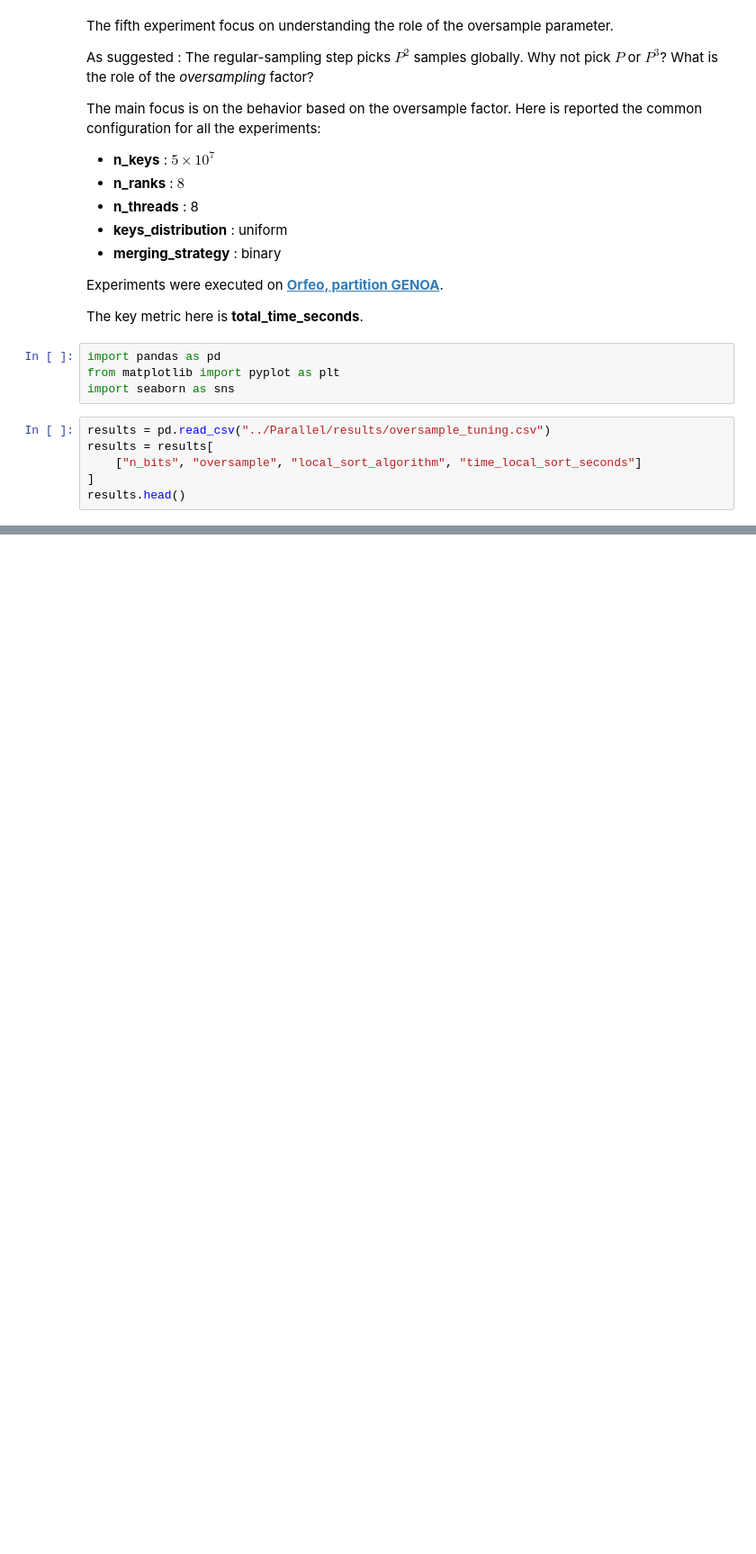
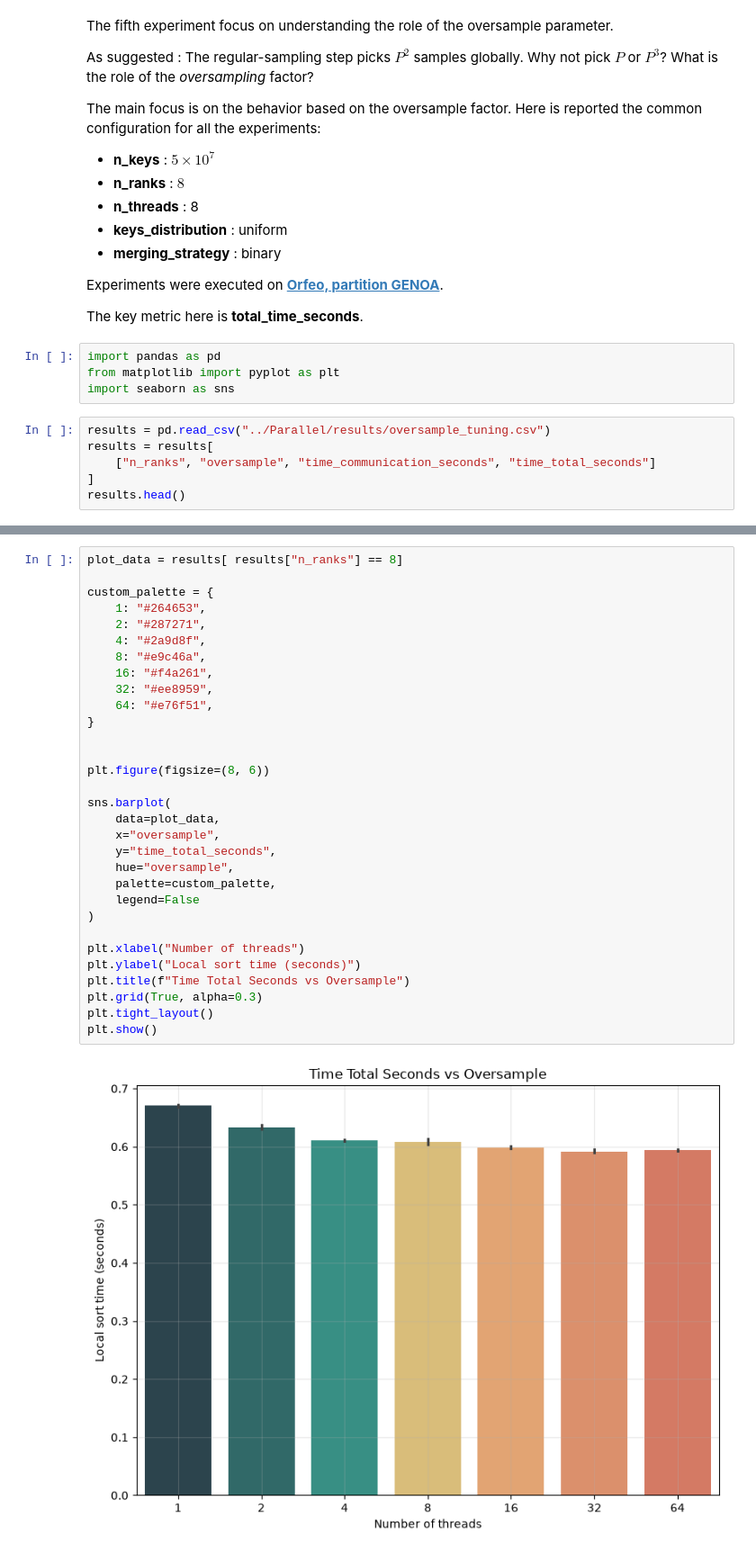
Before and after one commit to frekkoz3/Parallel-Sample-Sort, a Jupyter notebook: Script/oversample_tuning.ipynb, the cells around one changed output, grey strips where cells are left out. Shown at 90% size. Saved outputs shown, nothing was run; the diff lists cells and outputs as text; blank space fills up the shorter version.

Commit message:
New experiment for oversample tuning

```diff
--- a/Script/oversample_tuning.ipynb
+++ b/Script/oversample_tuning.ipynb
@@ -23,6 +23,6 @@ import seaborn as sns
 # %%
 results = pd.read_csv("../Parallel/results/oversample_tuning.csv")
 results = results[
-    ["n_bits", "oversample", "local_sort_algorithm", "time_local_sort_seconds"]
+    ["n_ranks", "oversample", "time_communication_seconds", "time_total_seconds"]
 ]
 results.head()
@@ -28,0 +36,33 @@ results.head()
+# %%
+plot_data = results[ results["n_ranks"] == 8]
+
+custom_palette = {
+    1: "#264653",
+    2: "#287271",
+    4: "#2a9d8f",
+    8: "#e9c46a",
+    16: "#f4a261",
+    32: "#ee8959",
+    64: "#e76f51",
+}
+
+
+plt.figure(figsize=(8, 6))
+
+sns.barplot(
+    data=plot_data,
+    x="oversample",
+    y="time_total_seconds",
+    hue="oversample",
+    palette=custom_palette,
+    legend=False
+)
+
+plt.xlabel("Number of threads")
+plt.ylabel("Local sort time (seconds)")
+plt.title(f"Time Total Seconds vs Oversample")
+plt.grid(True, alpha=0.3)
+plt.tight_layout()
+plt.show()
+# %% [output]
+[figure, added]
```
Also changed, not shown: parts of 2 cells of this notebook, 2 other files.
